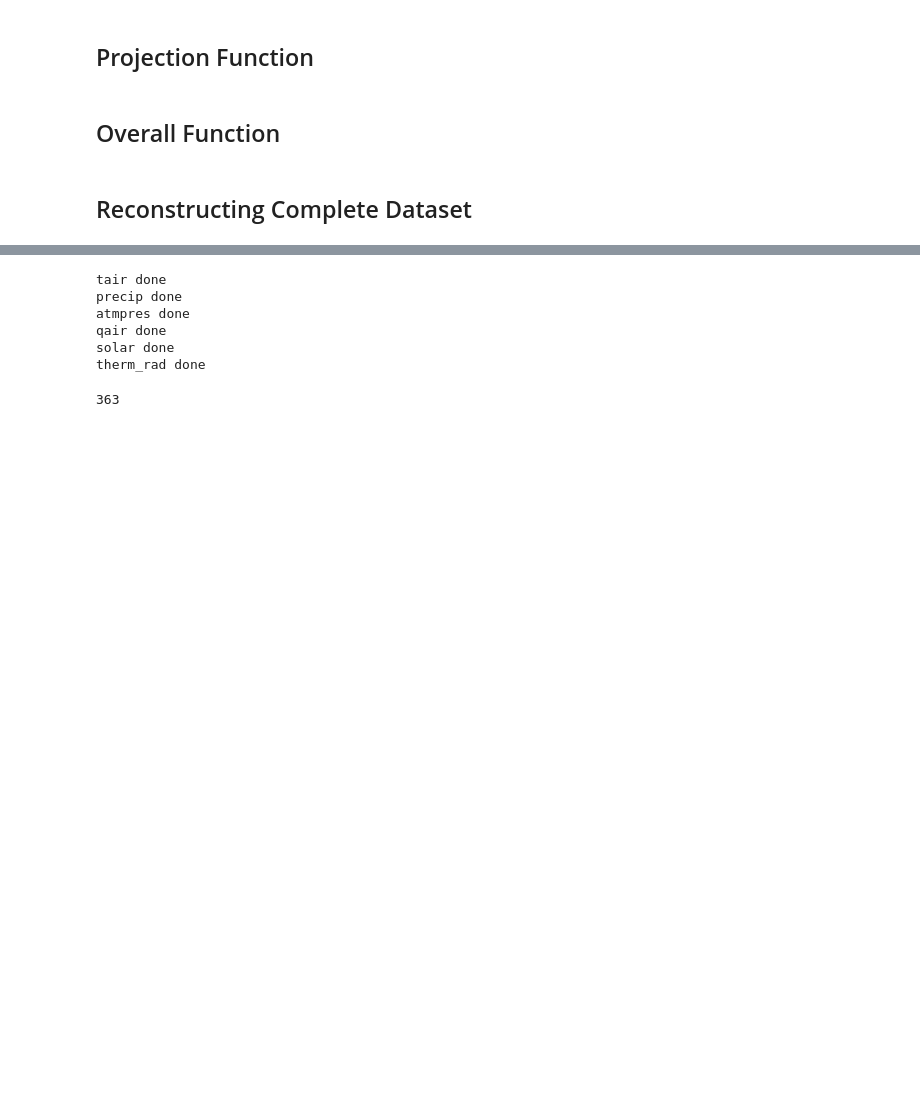
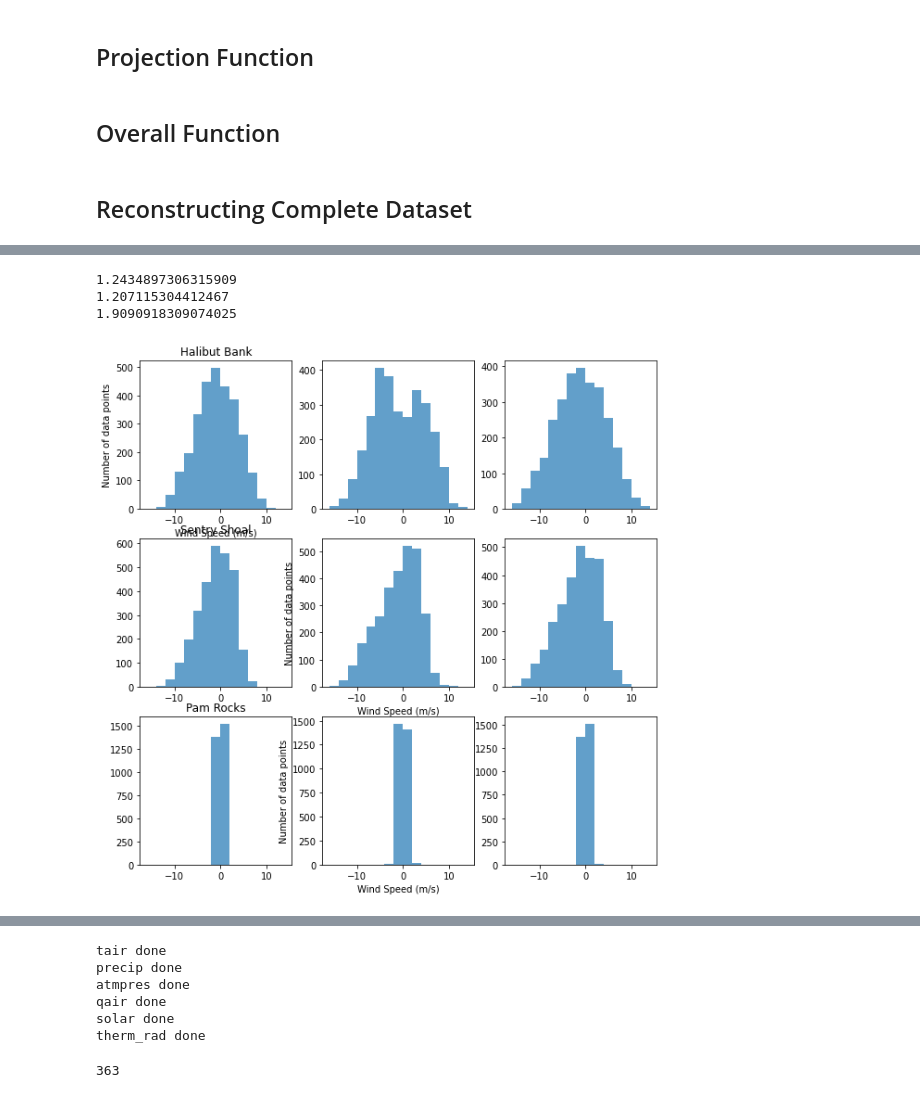
Before and after one commit to UBC-MOAD/analysis-armaan, a Jupyter notebook: notebooks/generalPredictions4c.ipynb, the cells around one changed output, grey strips where cells are left out. Saved outputs shown, nothing was run; the diff lists cells and outputs as text; code cells hidden in the pictures; blank space fills up the shorter version.

```diff
--- a/notebooks/generalPredictions4c.ipynb
+++ b/notebooks/generalPredictions4c.ipynb
@@ -368,0 +359,40 @@ u and v winds done
+# %%
+u_data_new = u_data_rec / np.sqrt(scale_u)
+v_data_new = v_data_rec / np.sqrt(scale_v)
+# %%
+nums = np.arange(0, 37, 2)
+nums2 = np.arange(-16, 16, 2)
+fig, ax = plt.subplots(3, 3, figsize=(10, 10))
+
+ax[0, 0].set_title("Halibut Bank")
+ax[0, 1].hist(hr07_u[:,142,139], bins = nums2, label = "HRDPS", alpha = 0.7)
+ax[0, 0].hist(u_data_rec[:,142,139], bins = nums2, label = "Reconstructed", alpha = 0.7)
+ax[0, 2].hist(u_data_new[:,142,139], bins = nums2, label = "Reconstructed2", alpha = 0.7)
+ax[0, 0].set_xlabel("Wind Speed (m/s)")
+ax[0, 0].set_ylabel("Number of data points")
+print (1/np.sqrt(scale_u[142,139]))
+#ax[0, 0].legend()
+
+ax[1, 0].set_title("Sentry Shoal")
+ax[1, 1].hist(hr07_u[:, 174, 107], bins = nums2, label = "HRDPS", alpha = 0.7)
+ax[1, 0].hist(u_data_rec[:,174,107], bins = nums2, label = "Reconstructed", alpha = 0.7)
+ax[1, 2].hist(u_data_new[:,174,107], bins = nums2, label = "Reconstructed", alpha = 0.7)
+ax[1, 1].set_xlabel("Wind Speed (m/s)")
+ax[1, 1].set_ylabel("Number of data points")
+print (1/np.sqrt(scale_u[174,107]))
+#ax[1, 1].legend()
+
+ax[2, 0].set_title("Pam Rocks")
+ii, jj = 153, 154
+ax[2, 1].hist(hr07_u[:, ii, jj], bins = nums2, label = "HRDPS", alpha = 0.7)
+ax[2, 0].hist(u_data_rec[:,ii, jj], bins = nums2, label = "Reconstructed", alpha = 0.7)
+ax[2, 2].hist(u_data_new[:,ii, jj], bins = nums2, label = "Reconstructed", alpha = 0.7)
+ax[2, 1].set_xlabel("Wind Speed (m/s)")
+ax[2, 1].set_ylabel("Number of data points")
+print (1/np.sqrt(scale_u[ii, jj]))
+#ax[1, 1].legend()
+# %% [output]
+1.2434897306315909
+1.207115304412467
+1.9090918309074025
+[figure, added]
```
Also changed, not shown: parts of 13 cells of this notebook, 2 other files.
